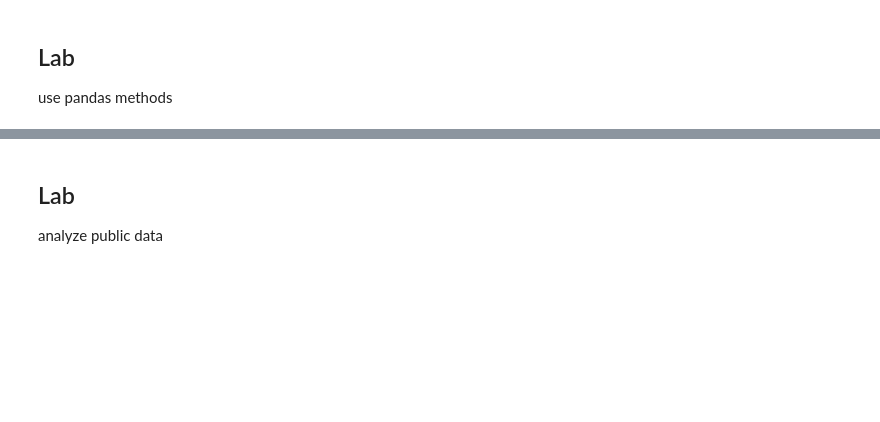
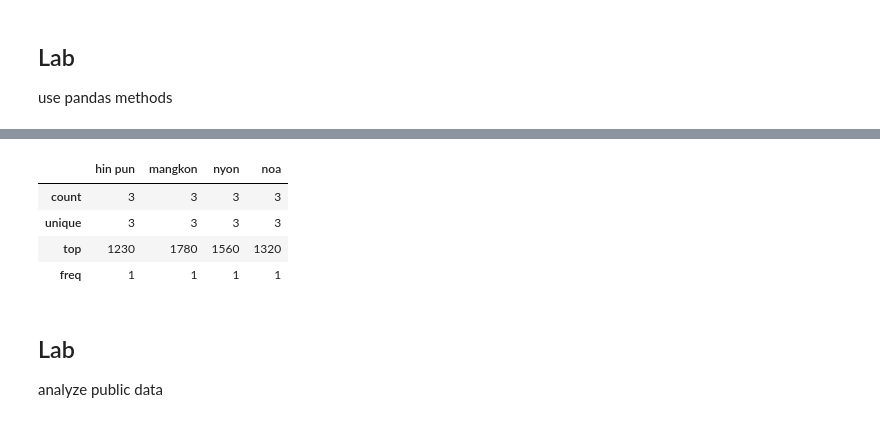
Before and after one commit to gurwoghd/2023_WFK_ICT-Jordan-, a Jupyter notebook: sourcecodes/day3.ipynb, the cells around one changed output, grey strips where cells are left out. Drawn from its saved outputs; the diff is of its cells as text; code cells hidden in the pictures; blank space fills up the shorter version.

```diff
--- a/sourcecodes/day3.ipynb
+++ b/sourcecodes/day3.ipynb
@@ -772,0 +812,9 @@ use pandas methods
+# %%
+import pandas as pd
+import numpy as np
+
+a = {'hin pun':[1230, 'Hong', 'M'], 'mangkon':[1780, 'U', 'M'], 'nyon':[1560, 'Im', 'F'], 'noa':[1320,'Lee', 'F']}
+b = ['a','b','c']
+
+df = pd.DataFrame(a,b)
+df
@@ -773,3 +874,11 @@ use pandas methods
+# %%
+df.describe()
+# %% [output]
+|  | hin pun | mangkon | nyon | noa |
+| count | 3 | 3 | 3 | 3 |
+| unique | 3 | 3 | 3 | 3 |
+| top | 1230 | 1780 | 1560 | 1320 |
+| freq | 1 | 1 | 1 | 1 |
 # %% [markdown]
 ## Lab
 analyze public data
```
Also changed, not shown: parts of 18 cells of this notebook.
